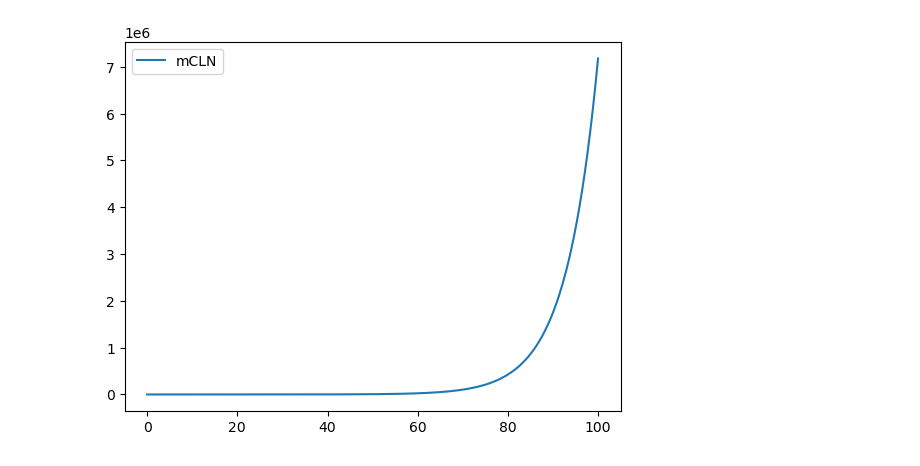
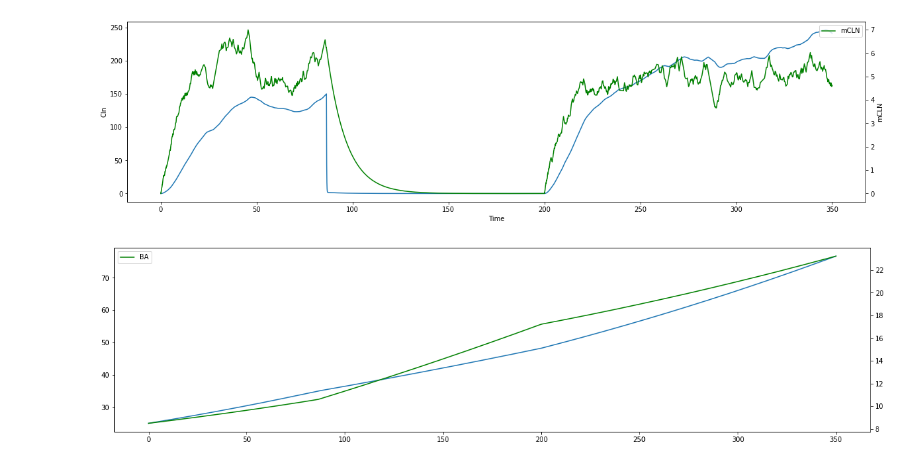
Before and after one commit to GustavKS/Fachkurs_Projekt, a Jupyter notebook: main.ipynb, the cells around one changed output. Saved outputs shown, nothing was run; the diff lists cells and outputs as text; code cells hidden in the pictures.

```diff
--- a/main.ipynb
+++ b/main.ipynb
@@ -11,18 +11,20 @@ Cln = 0
 BR = 25
 BAm = 8.5
 BAd = 0
-A0 = 25**(2/3)
+A0 = 5 * 5**(1/3)
+f=0
+e = 0
 
-y0 = [mCLN, Cln, BR, BAm, BAd]
+y0 = [mCLN, Cln, BR, BAm, BAd, f]
 
 # Parameters
-kd1_G = 0.1
+kd1 = 0.1
 kd2_G = 0.1
-kp_G = 0.35
+kp = 0.35
 kR_G = 4.75
 kAd_G = 0
 kAm_G = 1
-kgrowth_G = 0.02
+kgrowth = 0.02
 kR_M = 2
 kAd_M =  1
 kAm_M =  0
@@ -31,6 +33,6 @@ kd2_M = 10
 
 # Simulation time
 t0 = 0
-t_end = 100
+t_end = 350
 # %%
 # Model
@@ -61,12 +68,28 @@ def model_G(t, y):
 # %%
 # Solving ODE
-sol = solve_ivp(model_G,  [t0, t_end], y0)
-mCLN, Cln, BR, BAm, BAd = sol.y
+sol = solve_ivp(model,  [t0, t_end], y0, dense_output = True)
+mCLN, Cln, BR, BAm, BAd, f = sol.y
-# %%
-# Plotting
-plt.plot(sol.t, BAm, label = 'mCLN')
-#plt.plot(t, BR, label = 'BAm')
-plt.legend()
-plt.show()
-# %% [output]
-[figure, removed]
+# %%
+# Plotting Cln vs mCLN
+fig, ax = plt.subplots(figsize = (20, 5))
+ax2 = ax.twinx()
+x = ax.plot(sol.t, Cln, label = 'Cln')
+x1 = ax2.plot(sol.t, mCLN, 'g', label = 'mCLN')
+ax.set_xlabel('Time')
+ax2.set_ylabel('mCLN')
+ax.set_ylabel('Cln')
+plt.legend()
+plt.show()
+# %% [output]
+[figure, added]
+# %%
+# Plotting BR vs BA
+BA = BAm + BAd
+fig, ax = plt.subplots(figsize = (20, 5))
+ax2 = ax.twinx()
+ax.plot(sol.t, BR, label = 'BR')
+ax2.plot(sol.t, BA, 'g', label = 'BA')
+plt.legend()
+plt.show()
+# %% [output]
+[figure, added]
```
Also changed, not shown: parts of 2 cells of this notebook.
